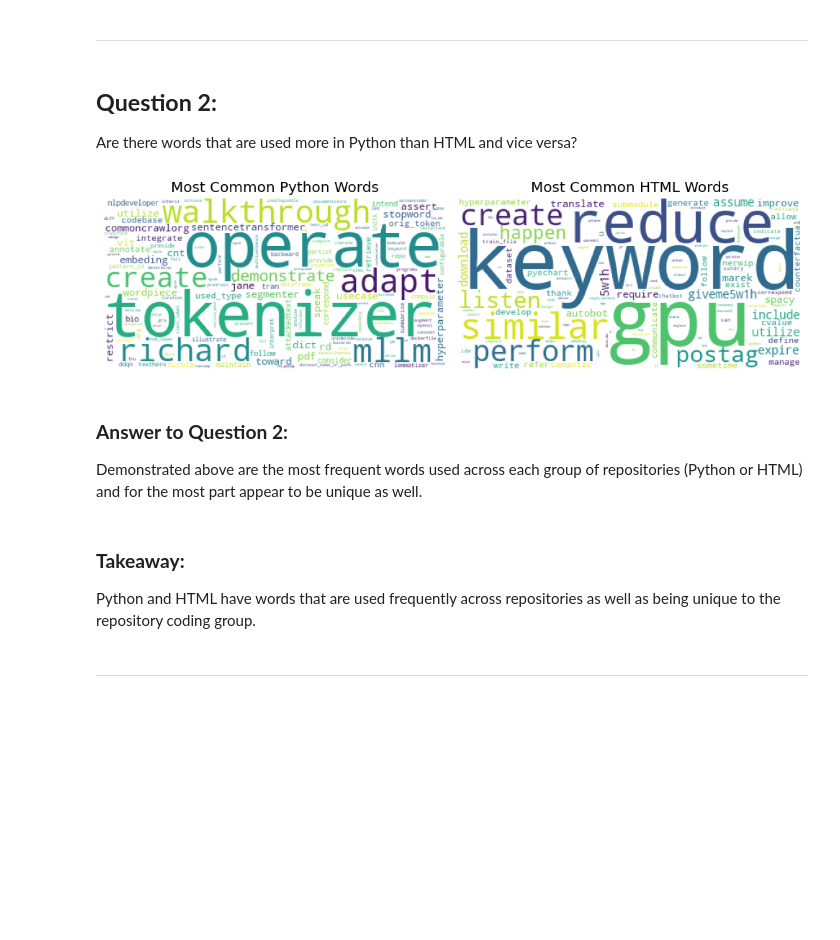
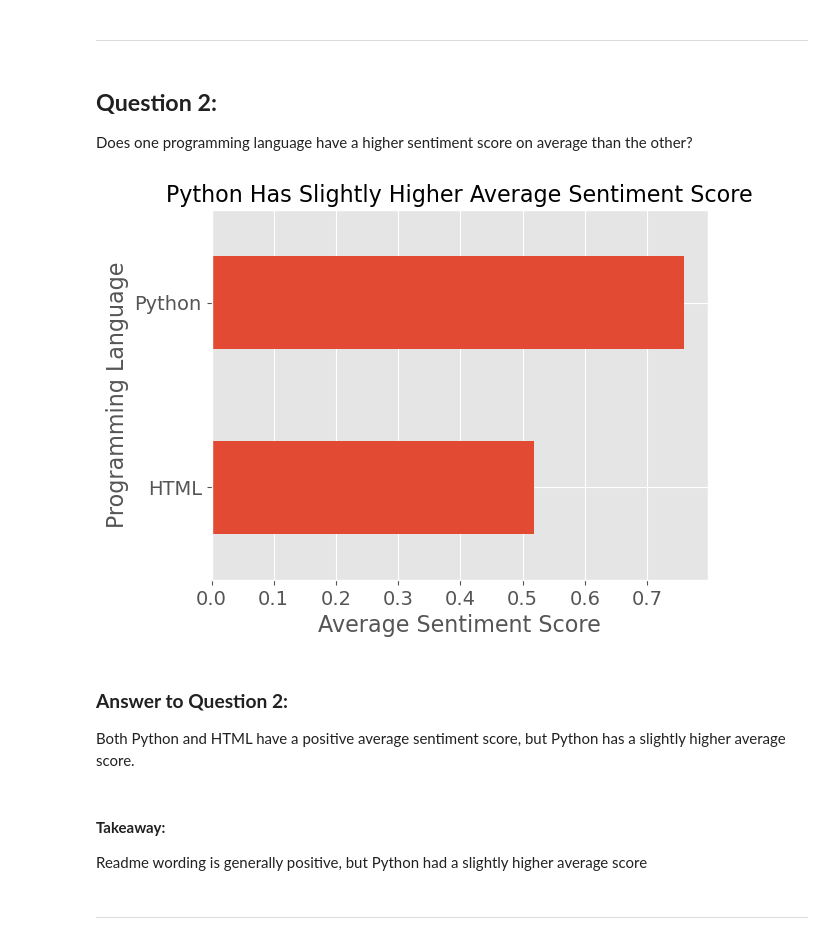
Before and after one commit to NLP-Casey-Harris-Wood-Project/nlp-project, a Jupyter notebook: final_report.ipynb, the cells around one changed output. Cells and saved outputs as stored; diff of their text form; code cells hidden in the pictures; blank space fills up the shorter version.

```diff
--- a/final_report.ipynb
+++ b/final_report.ipynb
@@ -192,20 +172,20 @@ Python and HTML Github NLP repositories have unique words used in each coding gr
 ---
 # %% [markdown]
 ## <b> Question 2: </b>
-Are there words that are used more in Python than HTML and vice versa?
+Does one programming language have a higher sentiment score on average than the other?
 # %%
 # Using the final.py file...
 # Show the most commonly used words across repositories
 # via wordclouds of both Python and HTML repositories
-f.visual3(train, python_text, html_text)
+f.visual3(train)
 # %% [output]
-[figure, old version]
+[figure, new version]
 # %% [markdown]
 ### <b> Answer to Question 2: </b>
-Demonstrated above are the most frequent words used across each group of repositories (Python or HTML) and for the most part appear to be unique as well.
+Both Python and HTML have a positive average sentiment score, but Python has a slightly higher average score.
 # %% [markdown]
-### <b> Takeaway: </b>
-Python and HTML have words that are used frequently across repositories as well as being unique to the repository coding group.
+#### <b> Takeaway: </b>
+Readme wording is generally positive, but Python had a slightly higher average score
 # %% [markdown]
 ---
 # %% [markdown]
```
Also changed, not shown: parts of 42 cells of this notebook, 2 other files.
